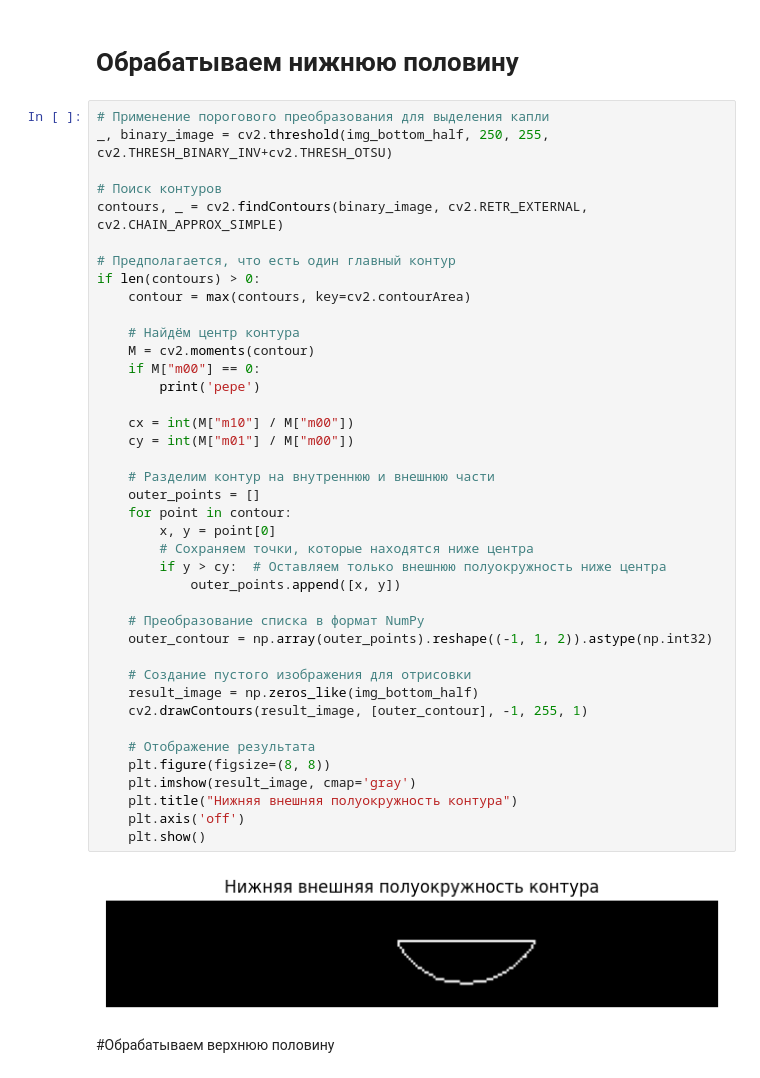
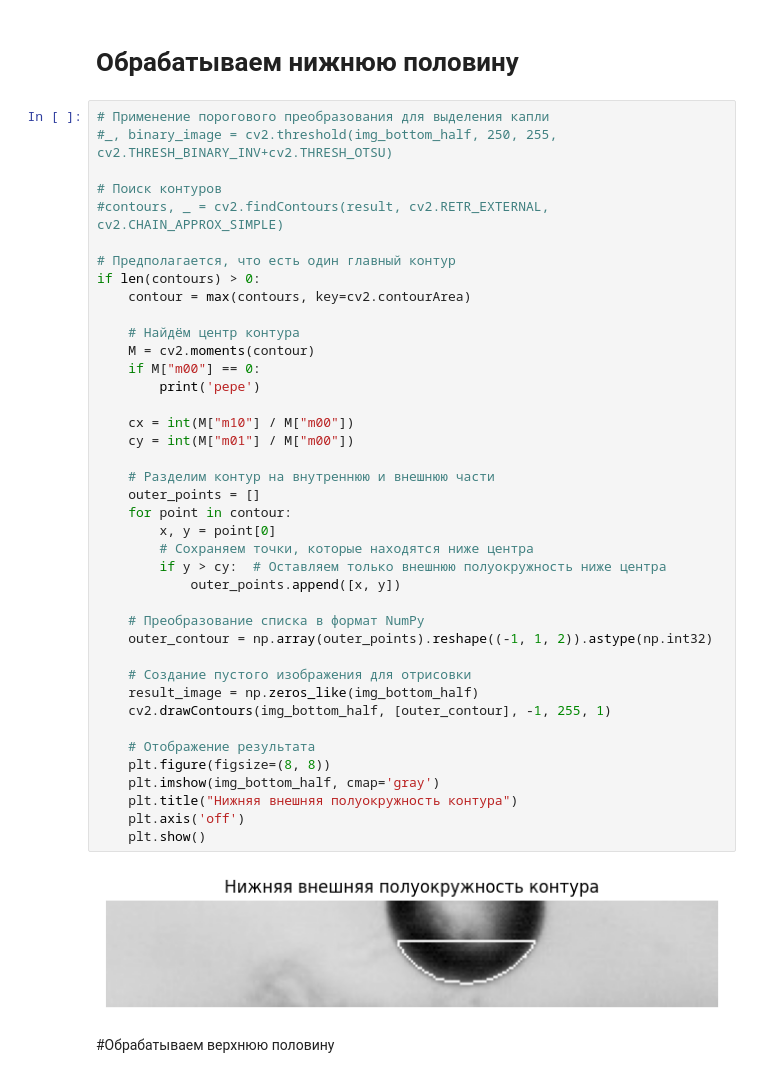
Before and after one commit to odheL42/NSU-senior-project, a Jupyter notebook: tested_methods.ipynb, the cells around one changed output. Drawn from its saved outputs; the diff is of its cells as text.

```diff
--- a/tested_methods.ipynb
+++ b/tested_methods.ipynb
@@ -207,46 +374,46 @@ cv2_imshow( result)
 # Обрабатываем нижнюю половину
 # %%
 # Применение порогового преобразования для выделения капли
-_, binary_image = cv2.threshold(img_bottom_half, 250, 255, cv2.THRESH_BINARY_INV+cv2.THRESH_OTSU)
+#_, binary_image = cv2.threshold(img_bottom_half, 250, 255, cv2.THRESH_BINARY_INV+cv2.THRESH_OTSU)
 
 # Поиск контуров
-contours, _ = cv2.findContours(binary_image, cv2.RETR_EXTERNAL, cv2.CHAIN_APPROX_SIMPLE)
+#contours, _ = cv2.findContours(result, cv2.RETR_EXTERNAL, cv2.CHAIN_APPROX_SIMPLE)
 
 # Предполагается, что есть один главный контур
 if len(contours) > 0:
     contour = max(contours, key=cv2.contourArea)
 
     # Найдём центр контура
     M = cv2.moments(contour)
     if M["m00"] == 0:
         print('pepe')
 
     cx = int(M["m10"] / M["m00"])
     cy = int(M["m01"] / M["m00"])
 
     # Разделим контур на внутреннюю и внешнюю части
     outer_points = []
     for point in contour:
         x, y = point[0]
         # Сохраняем точки, которые находятся ниже центра
         if y > cy:  # Оставляем только внешнюю полуокружность ниже центра
             outer_points.append([x, y])
 
     # Преобразование списка в формат NumPy
     outer_contour = np.array(outer_points).reshape((-1, 1, 2)).astype(np.int32)
 
     # Создание пустого изображения для отрисовки
     result_image = np.zeros_like(img_bottom_half)
-    cv2.drawContours(result_image, [outer_contour], -1, 255, 1)
+    cv2.drawContours(img_bottom_half, [outer_contour], -1, 255, 1)
 
     # Отображение результата
     plt.figure(figsize=(8, 8))
-    plt.imshow(result_image, cmap='gray')
+    plt.imshow(img_bottom_half, cmap='gray')
     plt.title("Нижняя внешняя полуокружность контура")
     plt.axis('off')
     plt.show()
 # %% [output]
-[figure, old version]
+[figure, new version]
 # %% [markdown]
 #Обрабатываем верхнюю половину
 # %%
```
Also changed, not shown: parts of 4 cells of this notebook.
